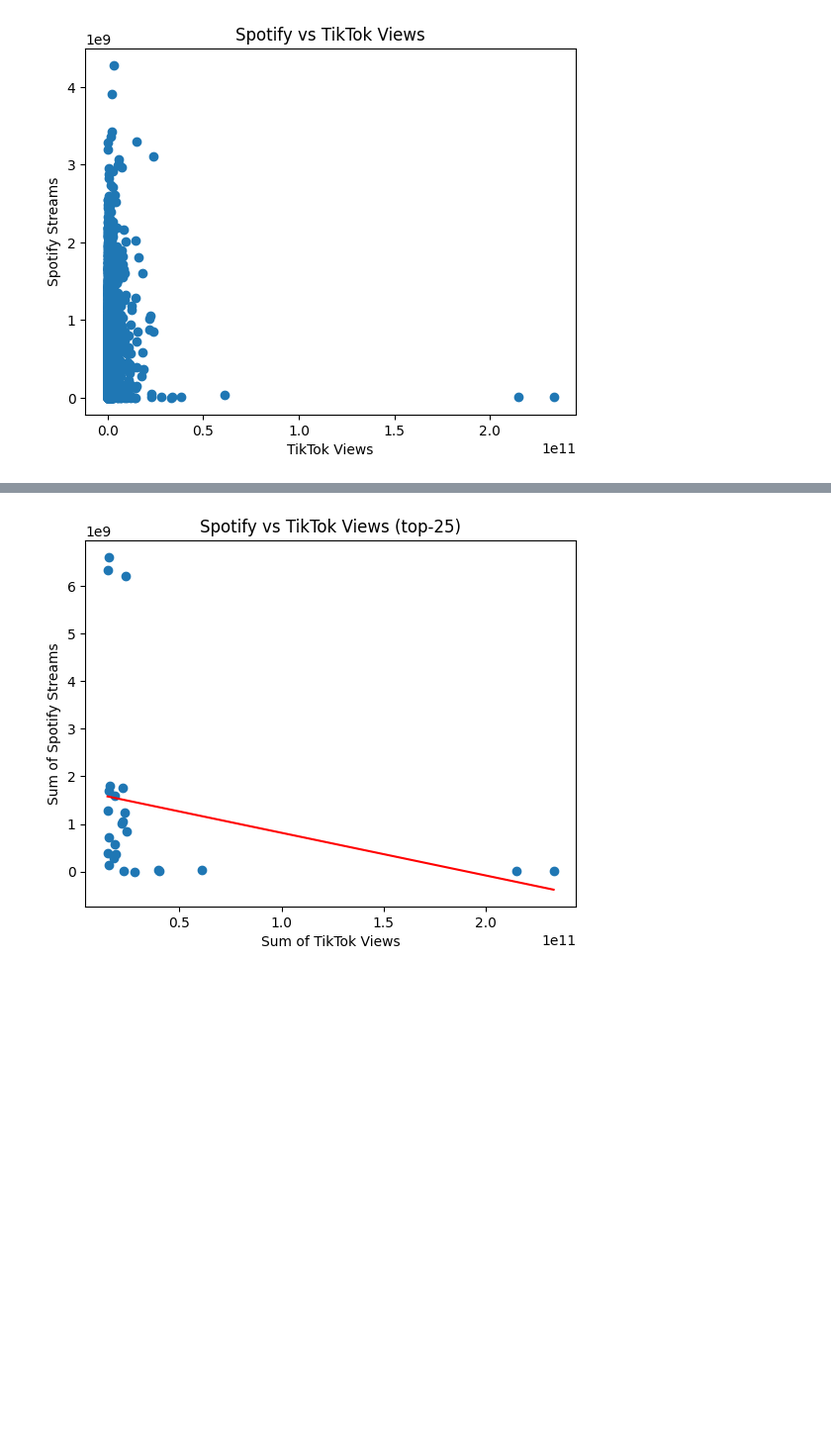
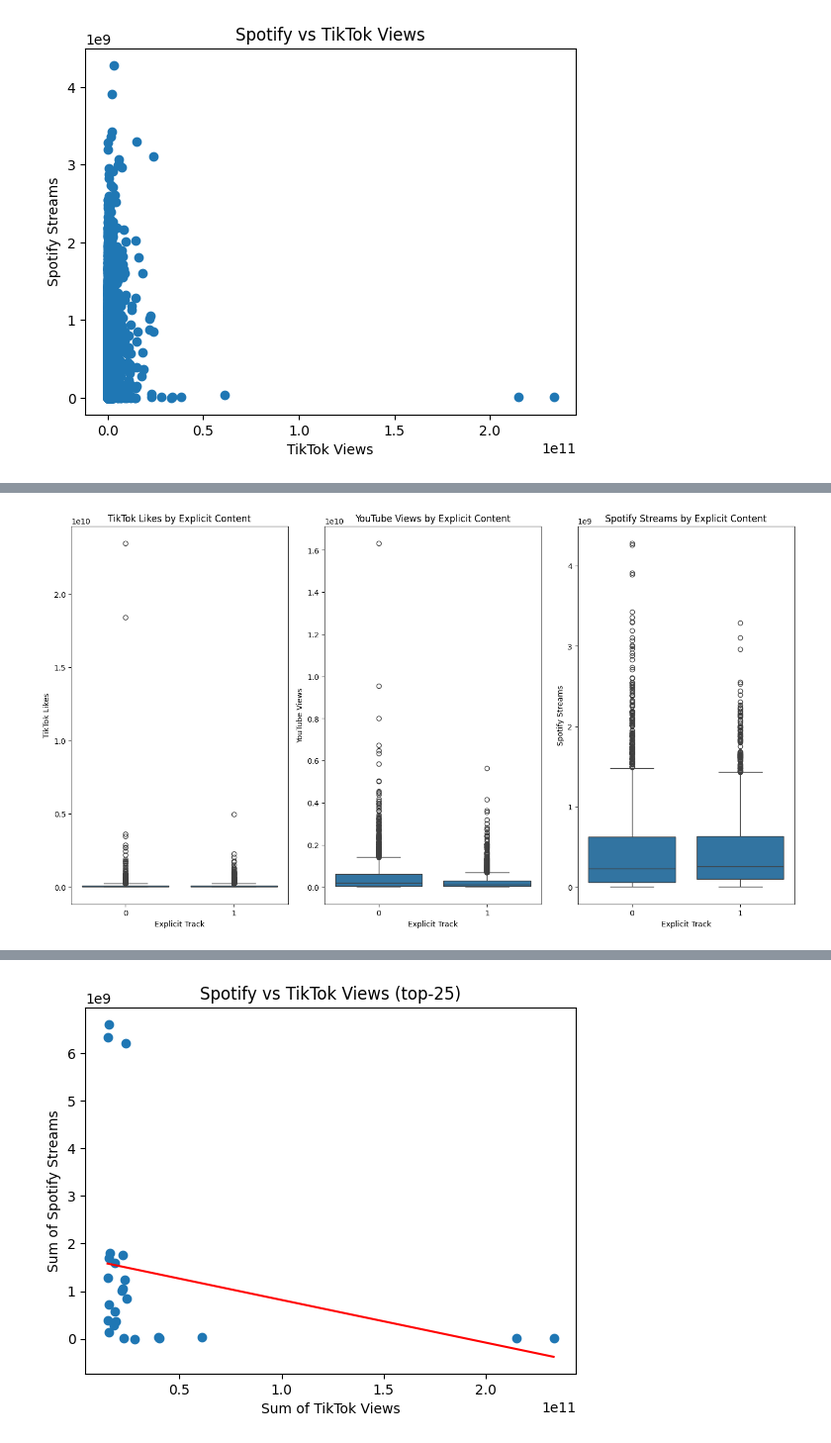
Before and after one commit to qstibbins/project-1, a Jupyter notebook: data.ipynb, the cells around one changed output, grey strips where cells are left out. Shown at 99% size. Drawn from its saved outputs; the diff is of its cells as text; code cells hidden in the pictures; blank space fills up the shorter version.

```diff
--- a/data.ipynb
+++ b/data.ipynb
@@ -343,0 +407,25 @@ Correlation between TikTok Likes and YouTube Likes: 0.04723240471498034
+# %%
+from scipy import stats
+
+# Calculate z-scores for relevant columns
+most_streamed_df['TikTok_Likes_Z'] = stats.zscore(most_streamed_df['TikTok Likes'])
+most_streamed_df['YouTube_Likes_Z'] = stats.zscore(most_streamed_df['YouTube Likes'])
+most_streamed_df['YouTube_Views_Z'] = stats.zscore(most_streamed_df['YouTube Views'])
+
+# Define thresholds for high and low performance (e.g., z > 1.5 for high, z < -1.5 for low)
+high_threshold = 1.5
+low_threshold = -1.5
+
+# Identify outliers
+outliers = most_streamed_df[
+    ((most_streamed_df['TikTok_Likes_Z'] > high_threshold) &
+     ((most_streamed_df['YouTube_Likes_Z'] < low_threshold) |
+      (most_streamed_df['YouTube_Views_Z'] < low_threshold))) |
+    ((most_streamed_df['TikTok_Likes_Z'] < low_threshold) &
+     ((most_streamed_df['Spotify_Streams_Z'] > high_threshold) |
+      (most_streamed_df['YouTube_Views_Z'] > high_threshold)))
+]
+outliers.head()
+# Display the outliers
+# print("Tracks with significant cross-platform performance discrepancies:")
+# print(outliers[['Song', 'TikTok Likes', 'Spotify Streams', 'YouTube Views', 'TikTok_Likes_Z', 'Spotify_Streams_Z', 'YouTube_Views_Z']])
@@ -454,0 +534,22 @@ plt.show()
+# %%
+plt.figure(figsize=(14, 8))
+
+# TikTok Likes
+plt.subplot(1, 3, 1)
+sns.boxplot(x='Explicit Track', y='TikTok Likes', data=most_streamed_df)
+plt.title('TikTok Likes by Explicit Content')
+
+# YouTube Views
+plt.subplot(1, 3, 2)
+sns.boxplot(x='Explicit Track', y='YouTube Views', data=most_streamed_df)
+plt.title('YouTube Views by Explicit Content')
+
+# Spotify Streams
+plt.subplot(1, 3, 3)
+sns.boxplot(x='Explicit Track', y='Spotify Streams', data=most_streamed_df)
+plt.title('Spotify Streams by Explicit Content')
+
+plt.tight_layout()
+plt.show()
+# %% [output]
+[figure, added]
```
Also changed, not shown: parts of 24 cells of this notebook.
